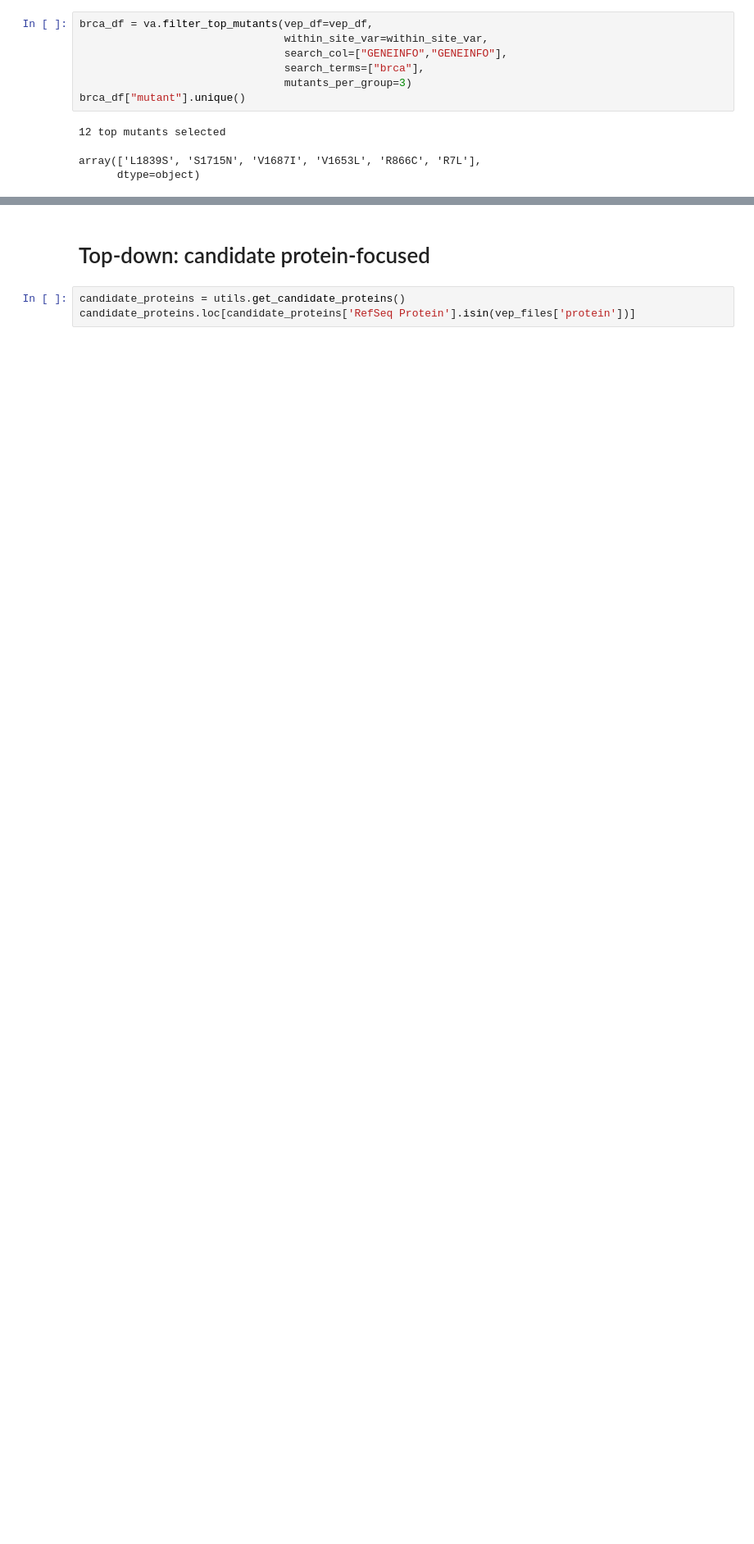
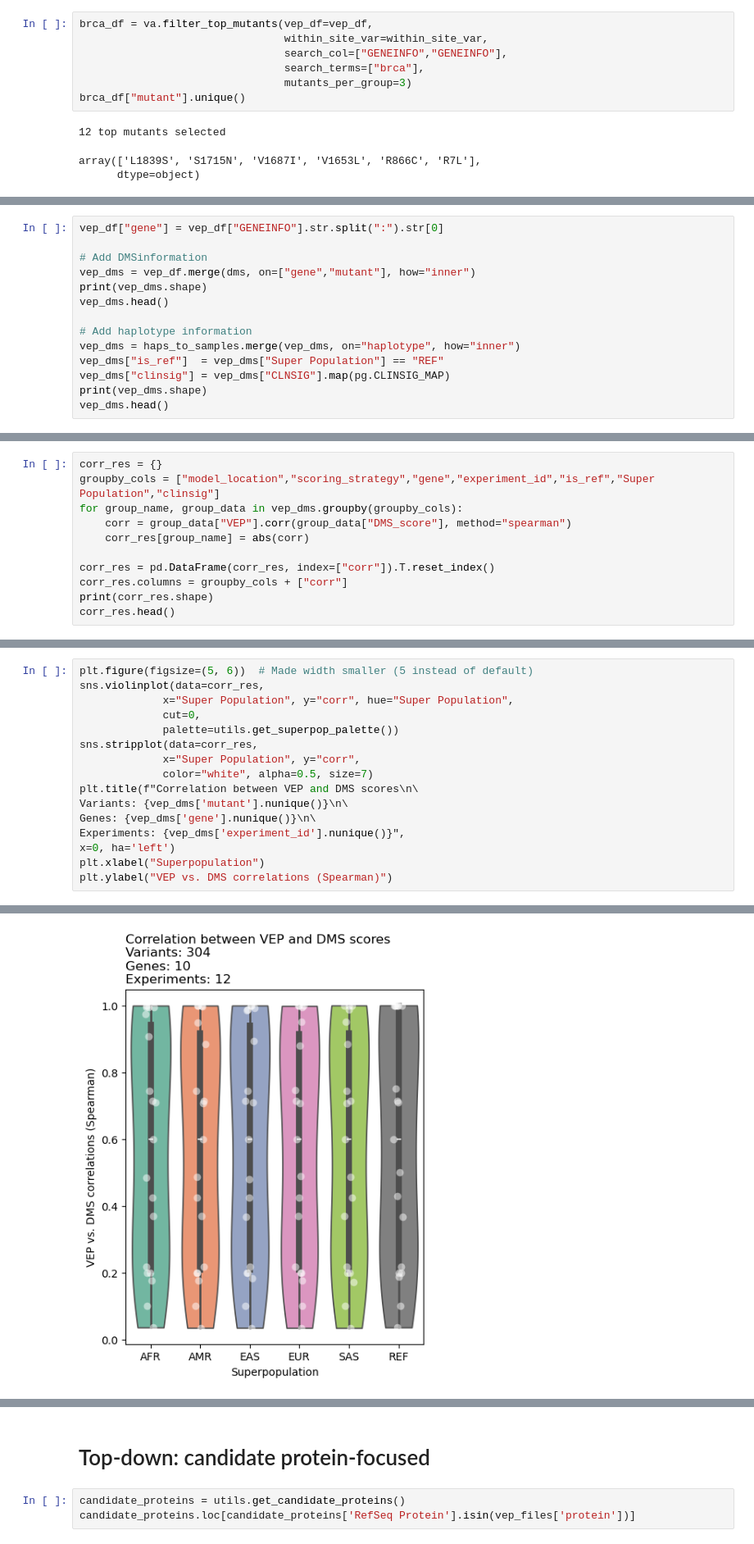
Before and after one commit to bschilder/VEP_protein, a Jupyter notebook: notebooks/VEP_case_studies.ipynb, the cells around one changed output, grey strips where cells are left out. Shown at 82% size. Saved outputs shown, nothing was run; the diff lists cells and outputs as text; blank space fills up the shorter version.

```diff
--- a/notebooks/VEP_case_studies.ipynb
+++ b/notebooks/VEP_case_studies.ipynb
@@ -301,0 +426,14 @@ Percentage of population-specific haplotypes: 80.73%
+# %%
+vep_df["gene"] = vep_df["GENEINFO"].str.split(":").str[0]
+
+# Add DMSinformation
+vep_dms = vep_df.merge(dms, on=["gene","mutant"], how="inner")
+print(vep_dms.shape)
+vep_dms.head()
+
+# Add haplotype information
+vep_dms = haps_to_samples.merge(vep_dms, on="haplotype", how="inner")
+vep_dms["is_ref"]  = vep_dms["Super Population"] == "REF"
+vep_dms["clinsig"] = vep_dms["CLNSIG"].map(pg.CLINSIG_MAP)
+print(vep_dms.shape)
+vep_dms.head()
@@ -301,0 +449,11 @@ Percentage of population-specific haplotypes: 80.73%
+# %%
+corr_res = {}
+groupby_cols = ["model_location","scoring_strategy","gene","experiment_id","is_ref","Super Population","clinsig"]
+for group_name, group_data in vep_dms.groupby(groupby_cols):
+    corr = group_data["VEP"].corr(group_data["DMS_score"], method="spearman")
+    corr_res[group_name] = abs(corr)
+
+corr_res = pd.DataFrame(corr_res, index=["corr"]).T.reset_index()
+corr_res.columns = groupby_cols + ["corr"]
+print(corr_res.shape)
+corr_res.head()
@@ -301,0 +468,17 @@ Percentage of population-specific haplotypes: 80.73%
+# %%
+plt.figure(figsize=(5, 6))  # Made width smaller (5 instead of default)
+sns.violinplot(data=corr_res,
+             x="Super Population", y="corr", hue="Super Population",
+             cut=0,
+             palette=utils.get_superpop_palette())
+sns.stripplot(data=corr_res,
+             x="Super Population", y="corr",
+             color="white", alpha=0.5, size=7)
+plt.title(f"Correlation between VEP and DMS scores\n\
+Variants: {vep_dms['mutant'].nunique()}\n\
+Genes: {vep_dms['gene'].nunique()}\n\
+Experiments: {vep_dms['experiment_id'].nunique()}",
+x=0, ha='left')
+plt.xlabel("Superpopulation")
+plt.ylabel("VEP vs. DMS correlations (Spearman)")
+# %% [output]
@@ -301,0 +486 @@ Percentage of population-specific haplotypes: 80.73%
+[figure, added]
```
Also changed, not shown: parts of 32 cells of this notebook, 11 other files.
